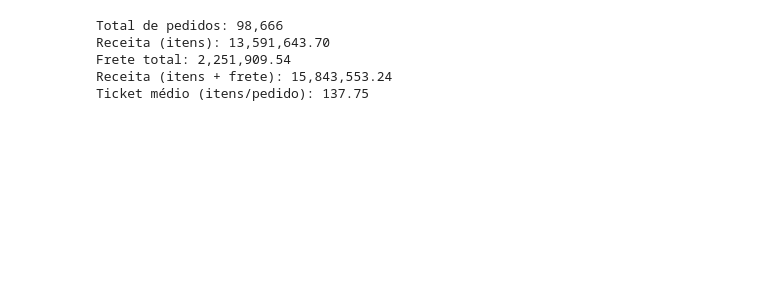
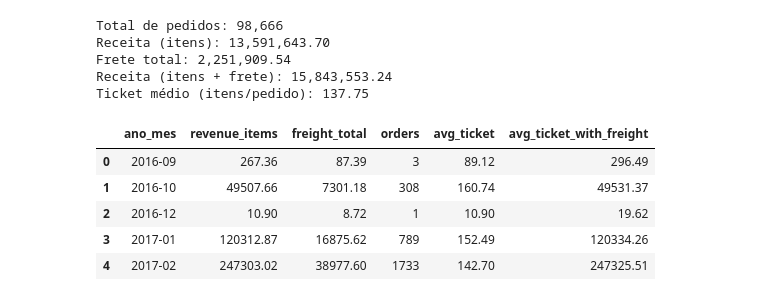
Before and after one commit to moura07/portfolio-analise-dados-ecommerce, a Jupyter notebook: 03_python/01_eda_limpeza.ipynb, the cells around one changed output. Cells and saved outputs as stored; diff of their text form; code cells hidden in the pictures; blank space fills up the shorter version.

```diff
--- a/03_python/01_eda_limpeza.ipynb
+++ b/03_python/01_eda_limpeza.ipynb
@@ -215,21 +215,31 @@ Frete total: 2,251,909.54
 Receita (itens + frete): 15,843,553.24
 Ticket médio (itens/pedido): 137.75
 # %%
-# KPI Menal
-# Objetiv: Entender a evolução do negócio ao longo do tempo
+# KPI Mensal
+# Objetivo: Entender a evolução do negócio ao longo do tempo
 
 kpi_mensal = (
     df_items
     .groupby("ano_mes", as_index=False)
     .agg (
-        revenue_items("price", "sum"),
+        revenue_items=("price", "sum"),
         freight_total=("freight_value", "sum"),
         orders=("order_id", "nunique")
     )
 )
 
 # Criamos ticket médio mensal
-
 kpi_mensal["avg_ticket"] = kpi_mensal["revenue_items"] / kpi_mensal["orders"]
+kpi_mensal["avg_ticket_with_freight"] = kpi_mensal["revenue_items"] + kpi_mensal["freight_total"] / kpi_mensal["orders"]
+kpi_mensal["avg_ticket"] = kpi_mensal["avg_ticket"].round(2)
+kpi_mensal["avg_ticket_with_freight"] = kpi_mensal["avg_ticket_with_freight"].round(2)
+kpit_mensal = kpi_mensal.sort_values("ano_mes")
 
 display(kpi_mensal.head())
+# %% [output]
+|  | ano_mes | revenue_items | freight_total | orders | avg_ticket | avg_ticket_with_freight |
+| 0 | 2016-09 | 267.36 | 87.39 | 3 | 89.12 | 296.49 |
+| 1 | 2016-10 | 49507.66 | 7301.18 | 308 | 160.74 | 49531.37 |
+| 2 | 2016-12 | 10.90 | 8.72 | 1 | 10.90 | 19.62 |
+| 3 | 2017-01 | 120312.87 | 16875.62 | 789 | 152.49 | 120334.26 |
+| 4 | 2017-02 | 247303.02 | 38977.60 | 1733 | 142.70 | 247325.51 |
```
Also changed, not shown: parts of 5 cells of this notebook.
